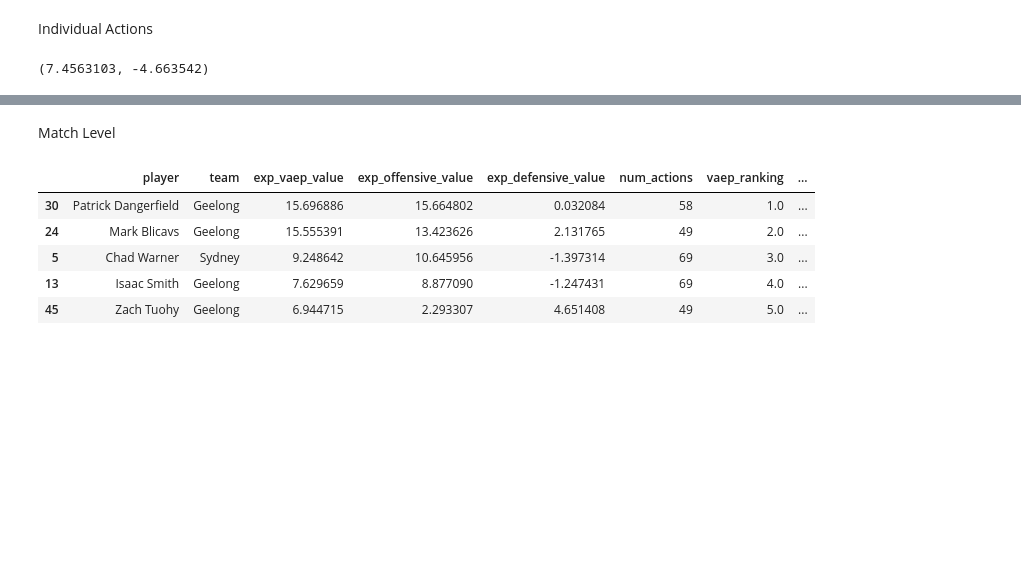
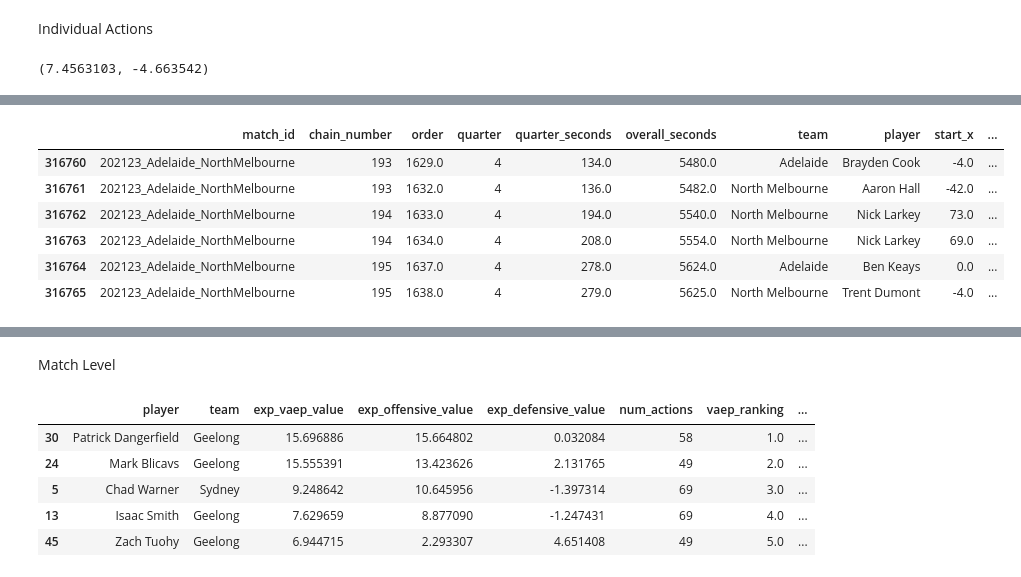
Before and after one commit to ciaran-grant/afl-player-ratings, a Jupyter notebook: exp_vaep/notebooks/4_exp_vaep_exploration.ipynb, the cells around one changed output, grey strips where cells are left out. Saved outputs shown, nothing was run; the diff lists cells and outputs as text; code cells hidden in the pictures; blank space fills up the shorter version.

```diff
--- a/exp_vaep/notebooks/4_exp_vaep_exploration.ipynb
+++ b/exp_vaep/notebooks/4_exp_vaep_exploration.ipynb
@@ -66,6 +66,16 @@ exp_vaep_data.sort_values('exp_vaep_value', ascending = False).head()
 | 349807 | 202201_Carlton_Richmond | 202 | 1775.0 | 4 | 1357.0 | 6696.0 | Carlton | Adam Cerra | 57.0 | ... |
 | 79869 | 202106_Fremantle_NorthMelbourne | 233 | 2123.0 | 4 | 1587.0 | 6987.0 | Fremantle | Matt Taberner | 69.0 | ... |
 | 623687 | 202220_Richmond_BrisbaneLions | 30 | 273.0 | 1 | 917.0 | 917.0 | Brisbane Lions | Eric Hipwood | 75.0 | ... |
+# %%
+exp_vaep_data.loc[316760:316765]
+# %% [output]
+|  | match_id | chain_number | order | quarter | quarter_seconds | overall_seconds | team | player | start_x | ... |
+| 316760 | 202123_Adelaide_NorthMelbourne | 193 | 1629.0 | 4 | 134.0 | 5480.0 | Adelaide | Brayden Cook | -4.0 | ... |
+| 316761 | 202123_Adelaide_NorthMelbourne | 193 | 1632.0 | 4 | 136.0 | 5482.0 | North Melbourne | Aaron Hall | -42.0 | ... |
+| 316762 | 202123_Adelaide_NorthMelbourne | 194 | 1633.0 | 4 | 194.0 | 5540.0 | North Melbourne | Nick Larkey | 73.0 | ... |
+| 316763 | 202123_Adelaide_NorthMelbourne | 194 | 1634.0 | 4 | 208.0 | 5554.0 | North Melbourne | Nick Larkey | 69.0 | ... |
+| 316764 | 202123_Adelaide_NorthMelbourne | 195 | 1637.0 | 4 | 278.0 | 5624.0 | Adelaide | Ben Keays | 0.0 | ... |
+| 316765 | 202123_Adelaide_NorthMelbourne | 195 | 1638.0 | 4 | 279.0 | 5625.0 | North Melbourne | Trent Dumont | -4.0 | ... |
 # %%
 exp_vaep_data.sort_values('exp_vaep_value', ascending = True).head()
 # %% [output]
```
Also changed, not shown: 6 other files.
